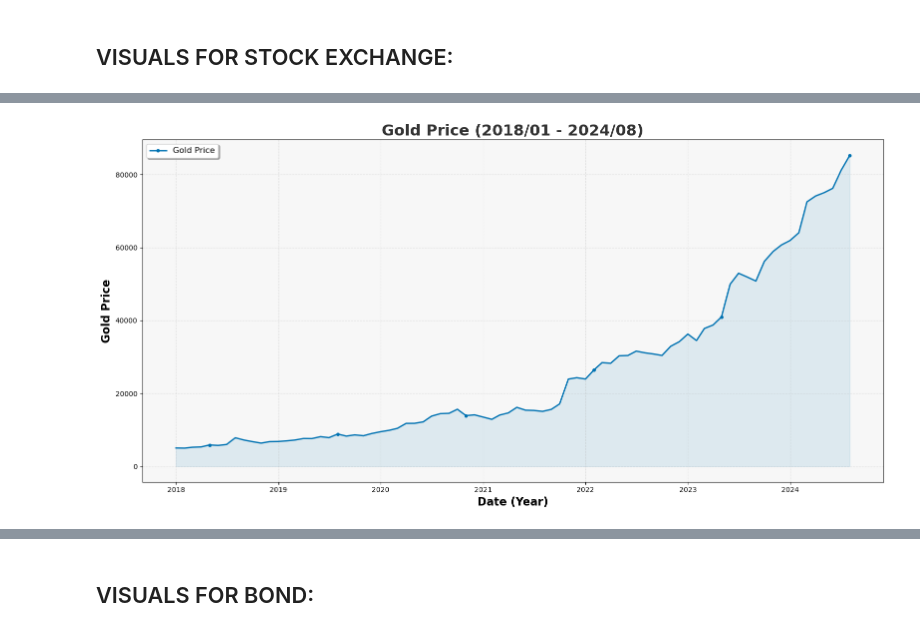
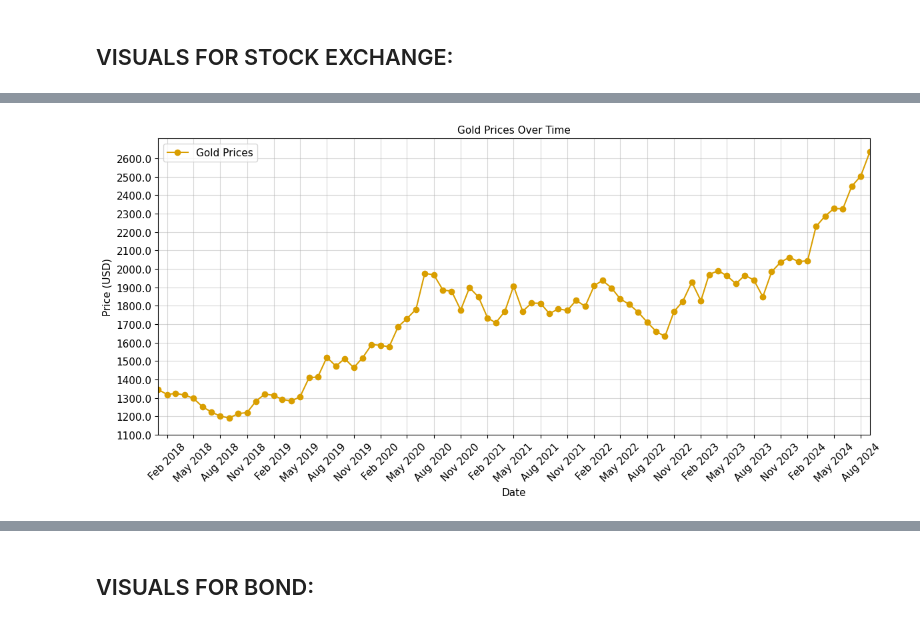
Before and after one commit to denis-lasser/hedging-against-turkish-inflation, a Jupyter notebook: notebooks/Visuals.ipynb, the cells around one changed output, grey strips where cells are left out. Cells and saved outputs as stored; diff of their text form; code cells hidden in the pictures.

```diff
--- a/notebooks/Visuals.ipynb
+++ b/notebooks/Visuals.ipynb
@@ -12,5 +35,5 @@ import matplotlib.dates as mdates
 # %%
-desktop_path = os.path.expanduser("~/Desktop/hedging-against-turkish-inflation/notebooks/database_name.db")
+desktop_path = os.path.expanduser("~/Desktop/hedging-against-turkish-inflation/notebooks/database_final.db")
 
 if not os.path.isfile(desktop_path):
     raise FileNotFoundError(f"Database file not found at {desktop_path}")
@@ -105,25 +157,46 @@ df_gold
 # %%
-df_gold['Date'] = pd.to_datetime(df_gold['Date'])
+df_gold['Date'] = pd.to_datetime(df_gold['Date'], format='%Y-%m')
+df_gold['Price_Gold'] = pd.to_numeric(df_gold['Price_Gold'], errors='coerce')  # Convert to numeric
 
-sns.set_palette("colorblind")
+df_gold = df_gold.sort_values(by='Date')
 
-plt.figure(figsize=(16, 8))
-plt.plot(df_gold['Date'], df_gold['Price_Gold'], color='#0072B2', label='Gold Price', linewidth=2, marker='o', markersize=4, markevery=15)
-plt.fill_between(df_gold['Date'], df_gold['Price_Gold'], color='#0072B2', alpha=0.1)
+min_price = df_gold['Price_Gold'].min()
+max_price = df_gold['Price_Gold'].max()
+y_tick_step = 100
+y_ticks = list(range(
+    int(min_price // y_tick_step) * y_tick_step,
+    int(max_price // y_tick_step) * y_tick_step + y_tick_step,
+    y_tick_step
+))
 
-plt.title('Gold Prices Over Time (2018/01 - 2024/08)', fontsize=22, fontweight='bold', color='#333333')
-plt.xlabel('Date (Year)', fontsize=16, fontweight='bold')
-plt.ylabel('Gold Price', fontsize=16, fontweight='bold')
+plt.figure(figsize=(12, 6))
+plt.plot(
+    df_gold['Date'],
+    df_gold['Price_Gold'],
+    marker='o',
+    linestyle='-',
+    color='#D99E00',
+    label='Gold Prices'
+)
+plt.title('Gold Prices Over Time', fontsize=11)
+plt.xlabel('Date', fontsize=11)
+plt.ylabel('Price (USD)', fontsize=11)
+plt.yticks(y_ticks, fontsize=11)
+plt.xticks(rotation=45, fontsize=11)
+plt.gca().yaxis.set_major_formatter(FormatStrFormatter('%.1f'))
 
-plt.grid(True, linestyle='--', alpha=0.3)
-plt.gca().set_facecolor('#f7f7f7')
+locator = mdates.MonthLocator(interval=3)
+formatter = mdates.DateFormatter('%b %Y')
+ax = plt.gca()
+ax.xaxis.set_major_locator(locator)
+ax.xaxis.set_major_formatter(formatter)
 
-plt.gca().xaxis.set_major_locator(mdates.YearLocator())
-plt.gca().xaxis.set_major_formatter(mdates.DateFormatter('%Y'))
+plt.xlim([df_gold['Date'].min(), df_gold['Date'].max()])
 
-plt.legend(frameon=True, shadow=True, fontsize=12, loc='upper left')
-
+plt.grid(True, alpha=0.5)
+plt.legend(fontsize=11, loc='upper left')
 plt.tight_layout()
+plt.subplots_adjust(bottom=0.2)
 plt.show()
 # %% [output]
-[figure, old version]
+[figure, new version]
```
Also changed, not shown: parts of 25 cells of this notebook.
